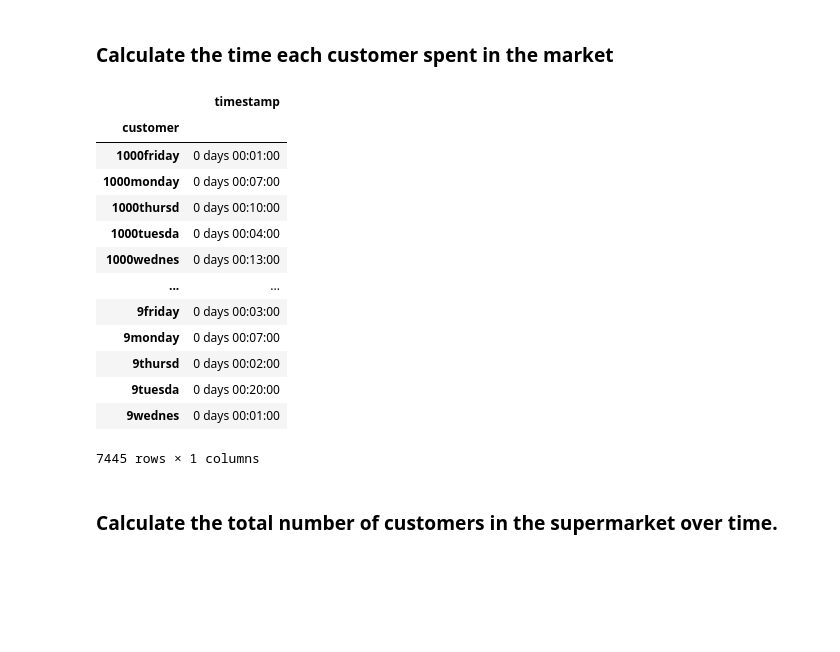
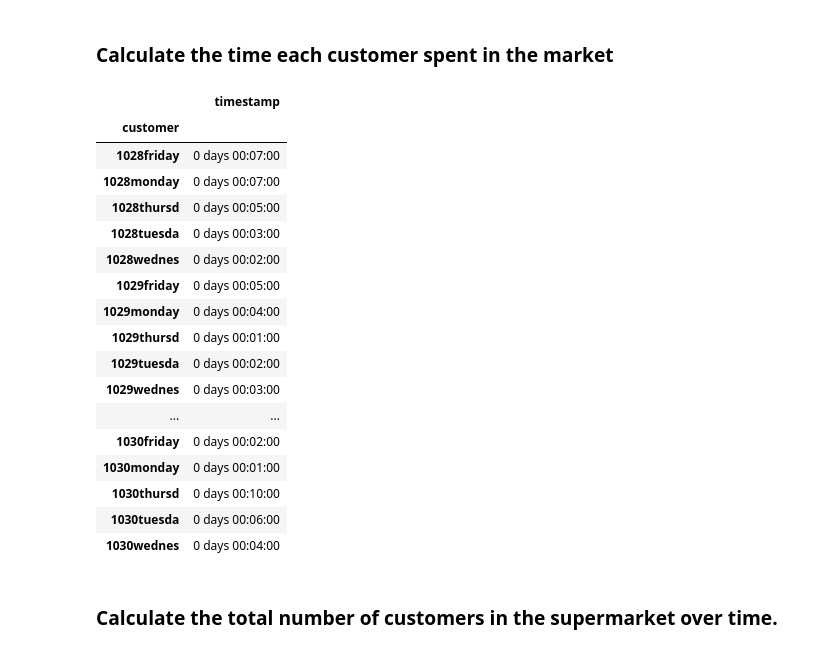
Before and after one commit to rashed2940/Marchov_chain_proj, a Jupyter notebook: EDA.ipynb, the cells around one changed output. Cells and saved outputs as stored; diff of their text form; code cells hidden in the pictures; blank space fills up the shorter version.

```diff
--- a/EDA.ipynb
+++ b/EDA.ipynb
@@ -199,23 +199,27 @@ sns4.figure.savefig("cust_sub_days.png")
 ### Calculate the time each customer spent in the market
 # %%
 difference=all_days.groupby('customer')[['timestamp']].agg(lambda x: x.max() - x.min())
-# %%
-difference
-# %% [output]
-|  | timestamp |
-| customer |  |
-| 1000friday | 0 days 00:01:00 |
-| 1000monday | 0 days 00:07:00 |
-| 1000thursd | 0 days 00:10:00 |
-| 1000tuesda | 0 days 00:04:00 |
-| 1000wednes | 0 days 00:13:00 |
-| ... | ... |
-| 9friday | 0 days 00:03:00 |
-| 9monday | 0 days 00:07:00 |
-| 9thursd | 0 days 00:02:00 |
-| 9tuesda | 0 days 00:20:00 |
-| 9wednes | 0 days 00:01:00 |
-7445 rows × 1 columns
+# %%
+difference.iloc[150:170]
+# %% [output]
+|  | timestamp |
+| customer |  |
+| 1028friday | 0 days 00:07:00 |
+| 1028monday | 0 days 00:07:00 |
+| 1028thursd | 0 days 00:05:00 |
+| 1028tuesda | 0 days 00:03:00 |
+| 1028wednes | 0 days 00:02:00 |
+| 1029friday | 0 days 00:05:00 |
+| 1029monday | 0 days 00:04:00 |
+| 1029thursd | 0 days 00:01:00 |
+| 1029tuesda | 0 days 00:02:00 |
+| 1029wednes | 0 days 00:03:00 |
+| ... | ... |
+| 1030friday | 0 days 00:02:00 |
+| 1030monday | 0 days 00:01:00 |
+| 1030thursd | 0 days 00:10:00 |
+| 1030tuesda | 0 days 00:06:00 |
+| 1030wednes | 0 days 00:04:00 |
 # %% [markdown]
 ### Calculate the total number of customers in the supermarket over time.
 # %%
```
